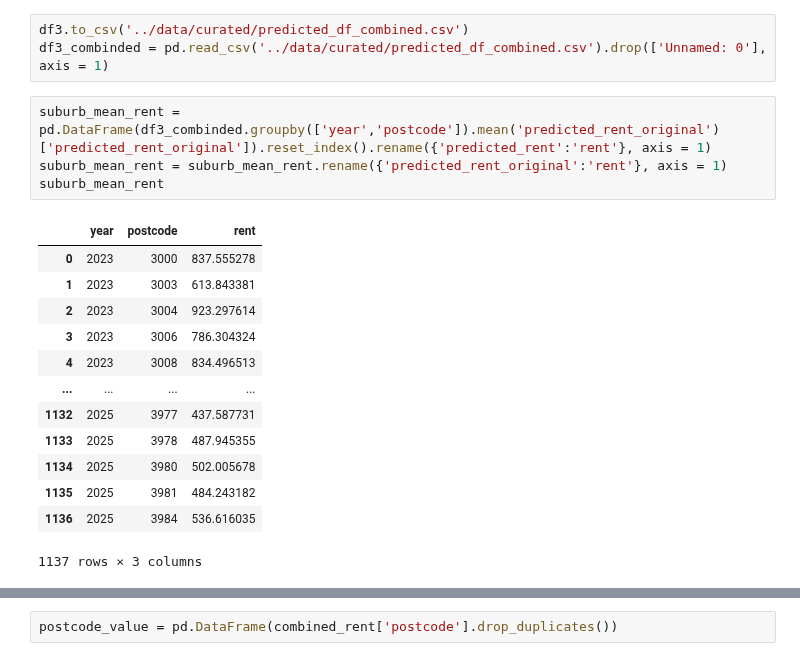
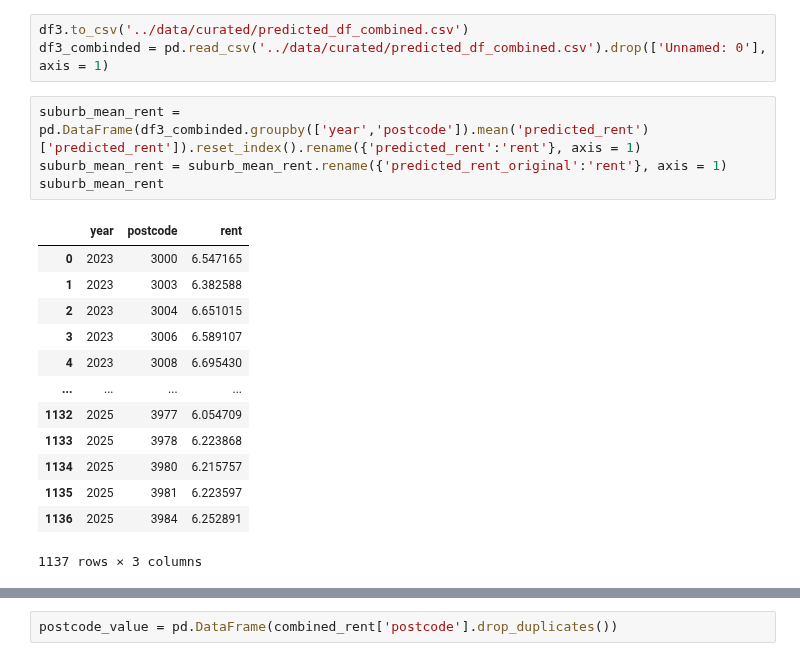
Before and after one commit to MAST30034-Applied-Data-Science/generic-real-estate-consulting-project-group-12, a Jupyter notebook: notebooks/final.ipynb, the cells around one changed output, grey strips where cells are left out. Drawn from its saved outputs; the diff is of its cells as text.

```diff
--- a/notebooks/final.ipynb
+++ b/notebooks/final.ipynb
@@ -729,20 +878,20 @@ df3['suburb'] = p_list
 df3.to_csv('../data/curated/predicted_df_combined.csv')
 df3_combinded = pd.read_csv('../data/curated/predicted_df_combined.csv').drop(['Unnamed: 0'], axis = 1)
 # %%
-suburb_mean_rent = pd.DataFrame(df3_combinded.groupby(['year','postcode']).mean('predicted_rent_original')['predicted_rent_original']).reset_index().rename({'predicted_rent':'rent'}, axis = 1)
+suburb_mean_rent = pd.DataFrame(df3_combinded.groupby(['year','postcode']).mean('predicted_rent')['predicted_rent']).reset_index().rename({'predicted_rent':'rent'}, axis = 1)
 suburb_mean_rent = suburb_mean_rent.rename({'predicted_rent_original':'rent'}, axis = 1)
 suburb_mean_rent
 # %% [output]
 |  | year | postcode | rent |
-| 0 | 2023 | 3000 | 837.555278 |
-| 1 | 2023 | 3003 | 613.843381 |
-| 2 | 2023 | 3004 | 923.297614 |
-| 3 | 2023 | 3006 | 786.304324 |
-| 4 | 2023 | 3008 | 834.496513 |
+| 0 | 2023 | 3000 | 6.547165 |
+| 1 | 2023 | 3003 | 6.382588 |
+| 2 | 2023 | 3004 | 6.651015 |
+| 3 | 2023 | 3006 | 6.589107 |
+| 4 | 2023 | 3008 | 6.695430 |
 | ... | ... | ... | ... |
-| 1132 | 2025 | 3977 | 437.587731 |
-| 1133 | 2025 | 3978 | 487.945355 |
-| 1134 | 2025 | 3980 | 502.005678 |
-| 1135 | 2025 | 3981 | 484.243182 |
-| 1136 | 2025 | 3984 | 536.616035 |
+| 1132 | 2025 | 3977 | 6.054709 |
+| 1133 | 2025 | 3978 | 6.223868 |
+| 1134 | 2025 | 3980 | 6.215757 |
+| 1135 | 2025 | 3981 | 6.223597 |
+| 1136 | 2025 | 3984 | 6.252891 |
 1137 rows × 3 columns
```
Also changed, not shown: parts of 32 cells of this notebook.
